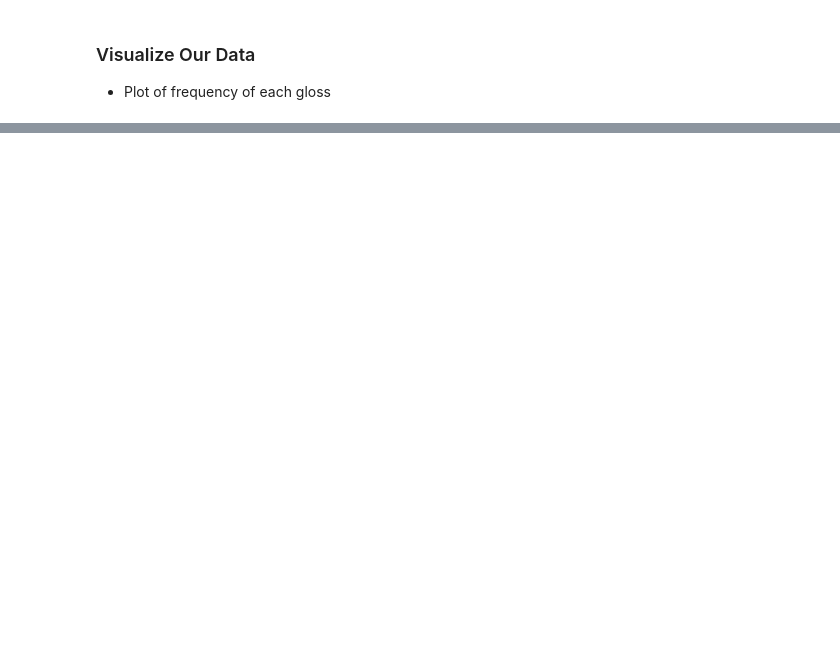
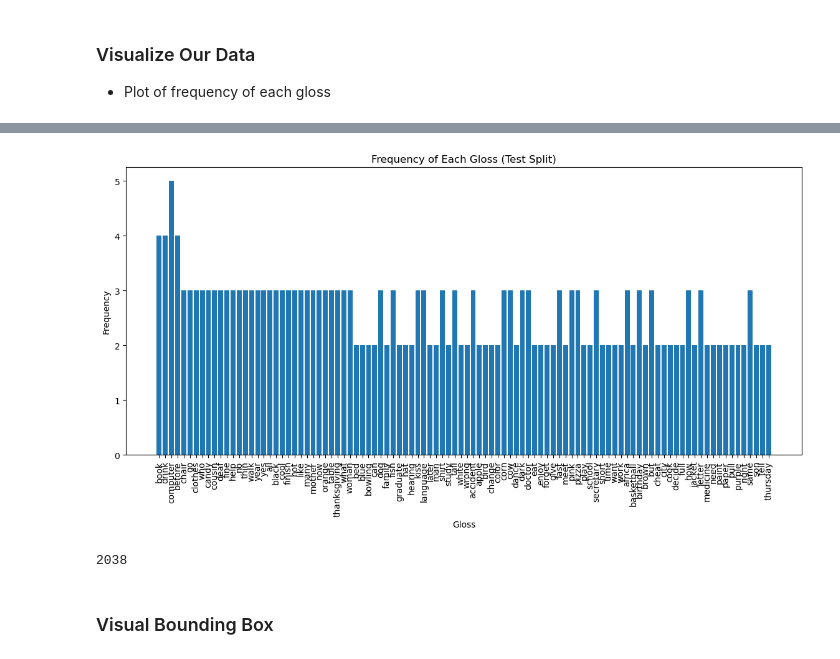
Before and after one commit to emilyguancamole/asl-recognition, a Jupyter notebook: data_preprocess.ipynb, the cells around one changed output, grey strips where cells are left out. Saved outputs shown, nothing was run; the diff lists cells and outputs as text; code cells hidden in the pictures; blank space fills up the shorter version.

```diff
--- a/data_preprocess.ipynb
+++ b/data_preprocess.ipynb
@@ -151,0 +207,28 @@ plt.show()
+# %%
+from collections import Counter
+
+# extract array of the gloss of each instance
+parsed_data_test = [parsed_data[i] for i in range(len(parsed_data)) if parsed_data[i]['split'] == 'test']
+
+data_glosses_test = [parsed_data_test[i]['gloss'] for i in range(len(parsed_data_test))]
+
+# feed array through counter to determine frequencies and categories
+gloss_counter_test = Counter(data_glosses_test)
+glosses_test = list(gloss_counter_test.keys())
+gloss_counts_test = list(gloss_counter_test.values())
+
+# plot
+plt.figure(figsize=(14, 6))
+plt.bar(glosses_test, gloss_counts_test)
+plt.title('Frequency of Each Gloss (Test Split)')
+plt.xlabel('Gloss')
+plt.xticks(rotation='vertical')
+plt.ylabel('Frequency')
+
+# Show the plot
+plt.show()
+
+print(np.sum(gloss_counts))
+# %% [output]
+[figure, added]
+2038
@@ -151,0 +260,2 @@ plt.show()
+# %% [markdown]
+### Visual Bounding Box
```
Also changed, not shown: parts of 13 cells of this notebook, 21 other files.
